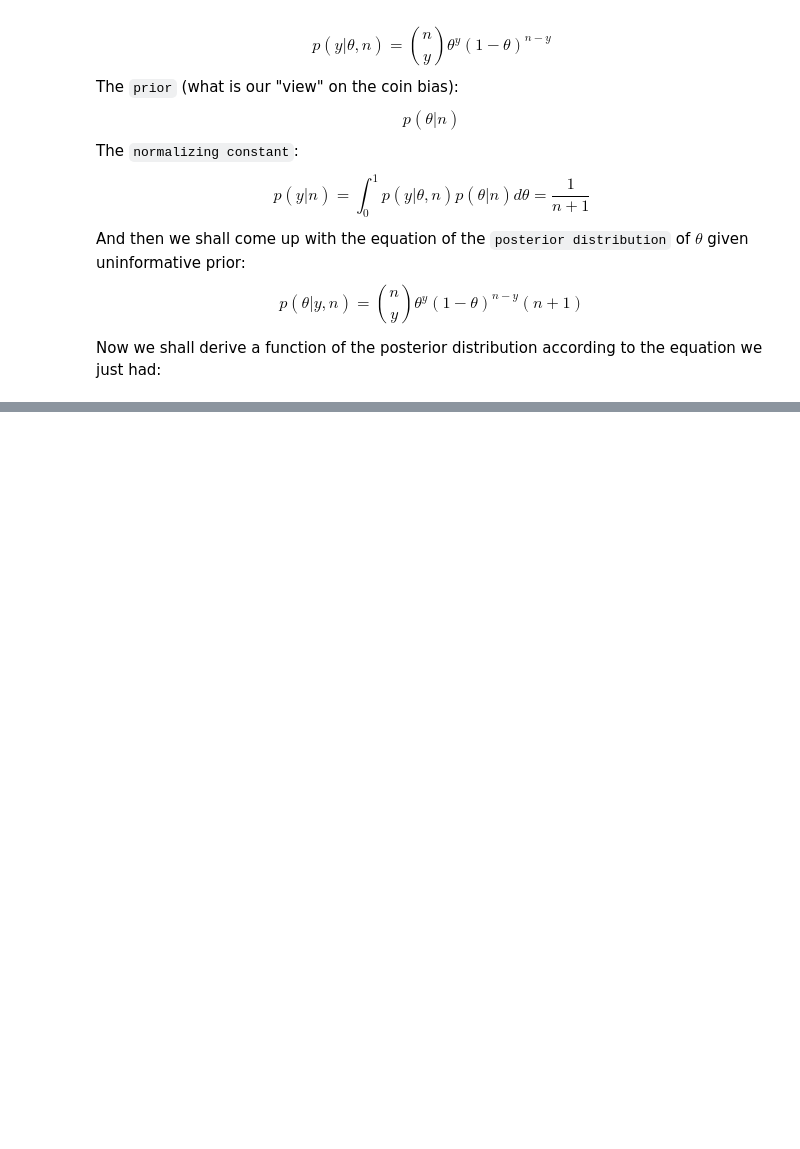
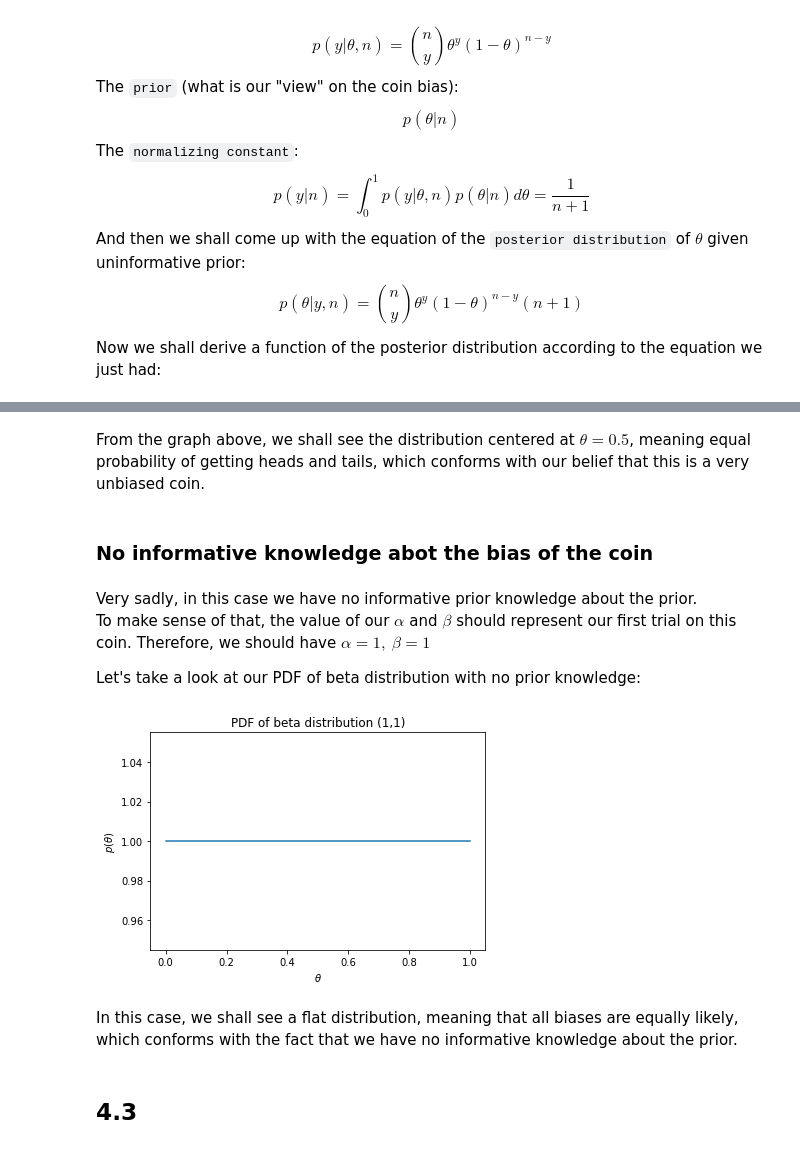
Before and after one commit to gentsk77/EECS491, a Jupyter notebook: Assignments/A1/EECS491-A1-yxs626.ipynb, the cells around one changed output, grey strips where cells are left out. Saved outputs shown, nothing was run; the diff lists cells and outputs as text; code cells hidden in the pictures; blank space fills up the shorter version.

```diff
--- a/Assignments/A1/EECS491-A1-yxs626.ipynb
+++ b/Assignments/A1/EECS491-A1-yxs626.ipynb
@@ -321,0 +339,17 @@ NameError: name 'st' is not defined
+# %% [markdown]
+From the graph above, we shall see the distribution centered at $\theta = 0.5$, meaning equal probability of getting heads and tails, which conforms with our belief that this is a very unbiased coin.
+# %% [markdown]
+### No informative knowledge abot the bias of the coin
+# %% [markdown]
+  Very sadly, in this case we have no informative prior knowledge about the prior.
+  To make sense of that, the value of our $\alpha$ and $\beta$ should represent our first trial on this coin. Therefore, we should have $\alpha = 1,~\beta = 1$
+
+Let's take a look at our PDF of beta distribution with no prior knowledge:
+# %%
+__prior__(1, 1)
+# %% [output]
+[figure, added]
+# %% [markdown]
+In this case, we shall see a flat distribution, meaning that all biases are equally likely, which conforms with the fact that we have no informative knowledge about the prior.
+# %% [markdown]
+## 4.3
```
Also changed, not shown: parts of 9 cells of this notebook, 1 other file.
